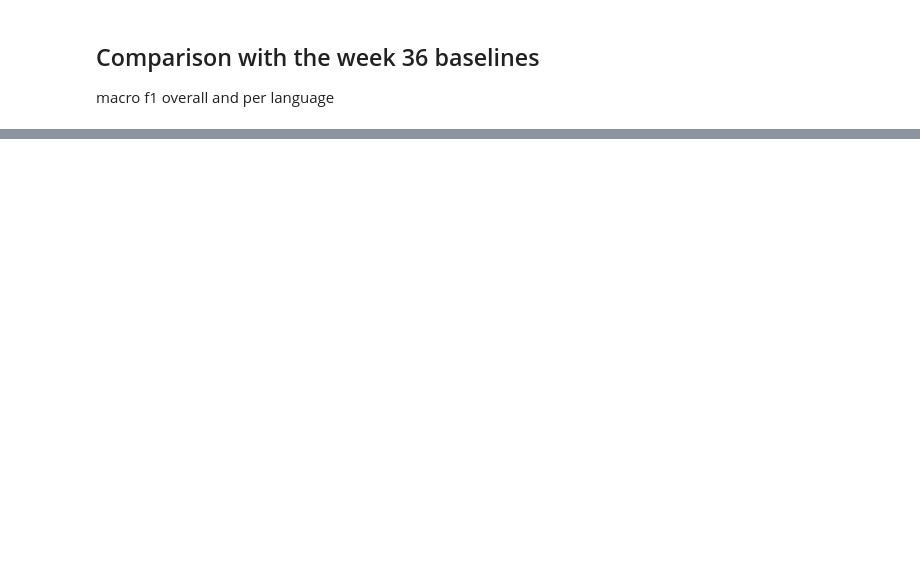
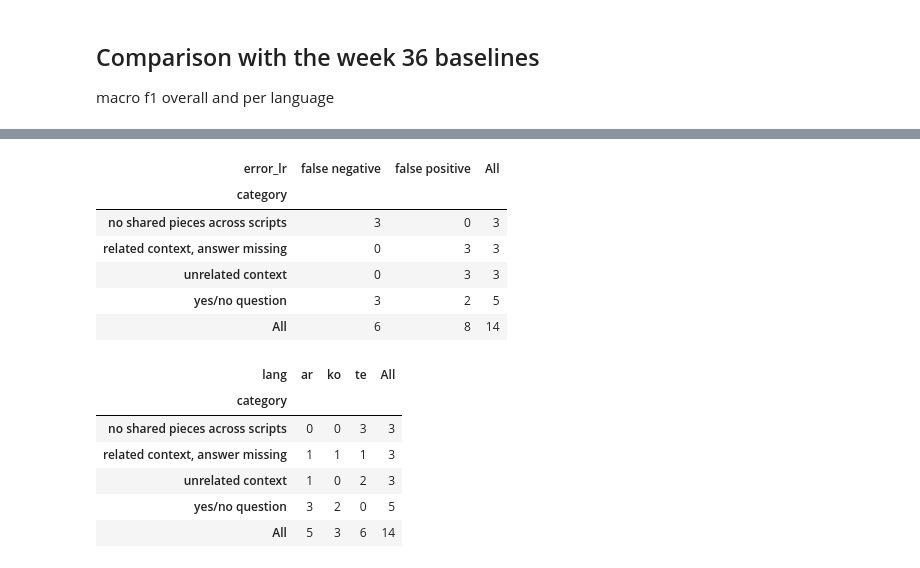
Before and after one commit to Legenden84/msc-nlp-2026, a Jupyter notebook: project_notebooks/nlp_project_w39.ipynb, the cells around one changed output, grey strips where cells are left out. Cells and saved outputs as stored; diff of their text form; code cells hidden in the pictures; blank space fills up the shorter version.

```diff
--- a/project_notebooks/nlp_project_w39.ipynb
+++ b/project_notebooks/nlp_project_w39.ipynb
@@ -672,0 +798,19 @@ comparison
+# %%
+# category counts
+display(pd.crosstab(error_sample["category"], error_sample["error_lr"], margins=True))
+display(pd.crosstab(error_sample["category"], error_sample["lang"], margins=True))
+# %% [output]
+| error_lr | false negative | false positive | All |
+| category |  |  |  |
+| no shared pieces across scripts | 3 | 0 | 3 |
+| related context, answer missing | 0 | 3 | 3 |
+| unrelated context | 0 | 3 | 3 |
+| yes/no question | 3 | 2 | 5 |
+| All | 6 | 8 | 14 |
+| lang | ar | ko | te | All |
+| category |  |  |  |  |
+| no shared pieces across scripts | 0 | 0 | 3 | 3 |
+| related context, answer missing | 1 | 1 | 1 | 3 |
+| unrelated context | 1 | 0 | 2 | 3 |
+| yes/no question | 3 | 2 | 0 | 5 |
+| All | 5 | 3 | 6 | 14 |
```
Also changed, not shown: parts of 22 cells of this notebook, 1 other file.
